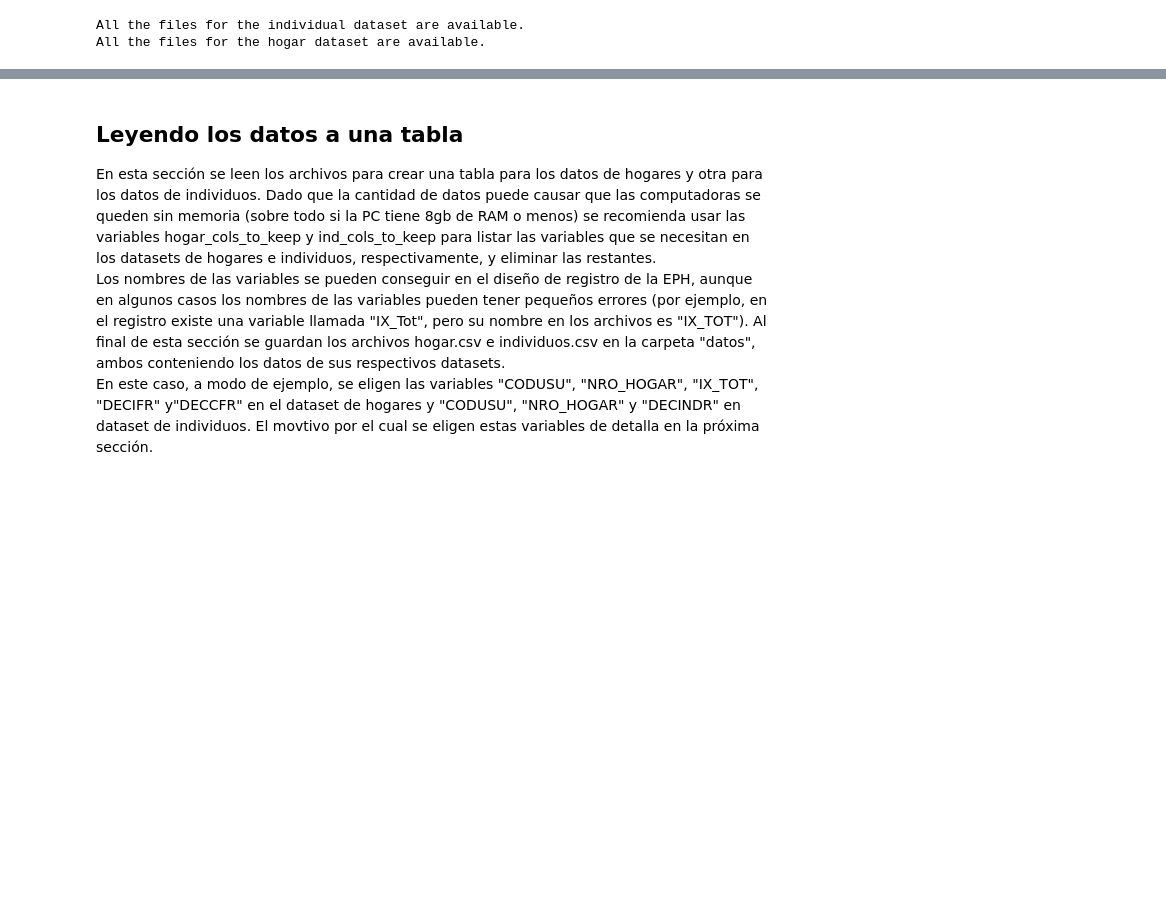
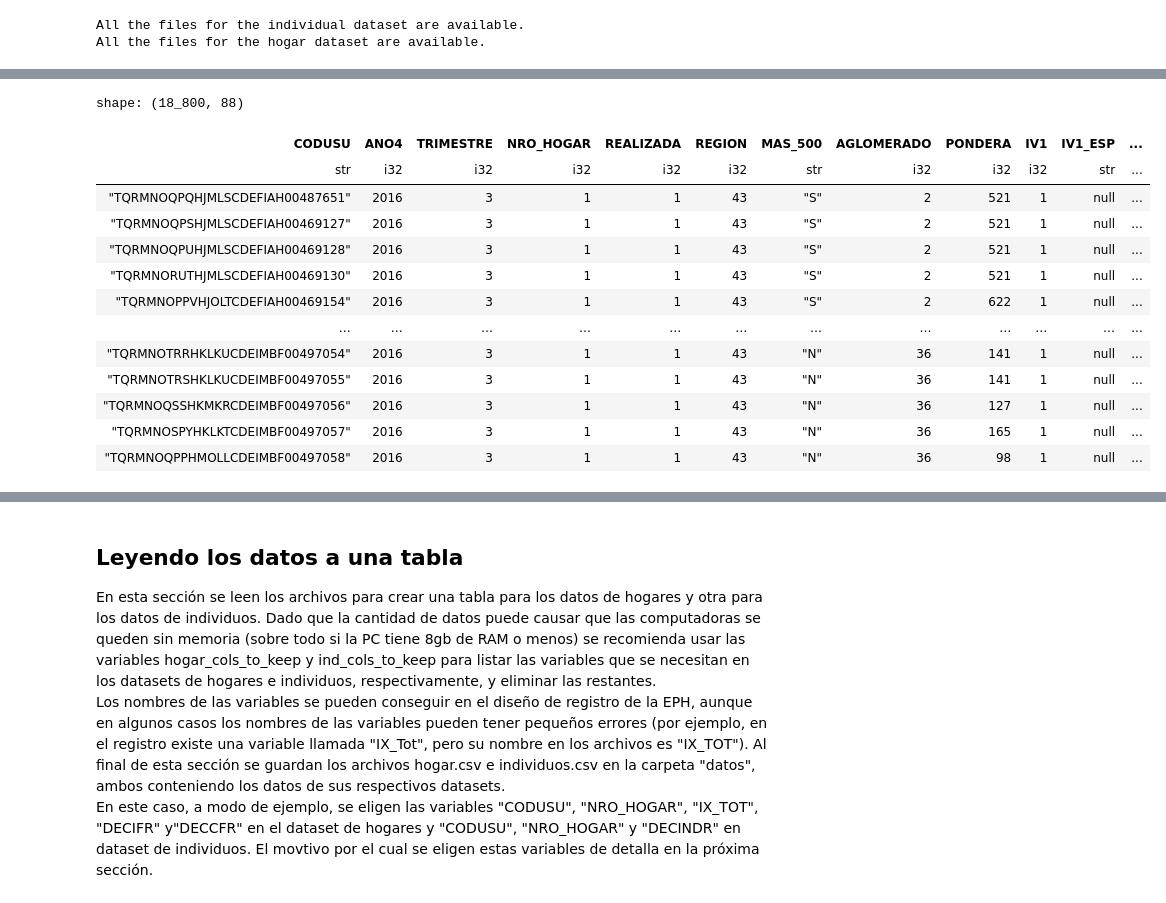
Before and after one commit to jpoletti/eph-database, a Jupyter notebook: bajar-microdatos.ipynb, the cells around one changed output, grey strips where cells are left out. Saved outputs shown, nothing was run; the diff lists cells and outputs as text; code cells hidden in the pictures; blank space fills up the shorter version.

Commit message:
still working on the transition to polars

```diff
--- a/bajar-microdatos.ipynb
+++ b/bajar-microdatos.ipynb
@@ -234,18 +234,16 @@ else:
 All the files for the individual dataset are available.
 All the files for the hogar dataset are available.
 # %%
-import polars as pl
-# Reading the data with polars
-df = pl.read_csv('datos/hogar/16-2T-hogar.txt', separator=';')
-
-# Cast all i64 columns to i32
-df = df.with_columns([
-    df[col].cast(pl.Int32) for col in df.columns if df[col].dtype == pl.Int64
+def read_and_format(path):
+    df = pl.read_csv(path, separator=';')
+    # Cast all i64 columns to i32
+    df = df.with_columns([
+        df[col].cast(pl.Int32) for col in df.columns
+        if df[col].dtype == pl.Int64
 ])
-
-# Cast all f64 columns to f32
-df = df.with_columns([
-    df[col].cast(pl.Float32) for col in df.columns if df[col].dtype == pl.Float64
+    # Cast all f64 columns to f32
+    df = df.with_columns([
+    df[col].cast(pl.Float32) for col in df.columns
+    if df[col].dtype == pl.Float64
 ])
-
-df
+    return df
@@ -266,0 +250,17 @@ shape: (18_796, 88)
+# %%
+read_and_format('datos/hogar/16-3T-hogar.txt')
+# %% [output]
+shape: (18_800, 88)
+| CODUSU | ANO4 | TRIMESTRE | NRO_HOGAR | REALIZADA | REGION | MAS_500 | AGLOMERADO | PONDERA | IV1 | IV1_ESP | ... |
+| str | i32 | i32 | i32 | i32 | i32 | str | i32 | i32 | i32 | str | ... |
+| "TQRMNOQPQHJMLSCDEFIAH00487651" | 2016 | 3 | 1 | 1 | 43 | "S" | 2 | 521 | 1 | null | ... |
+| "TQRMNOQPSHJMLSCDEFIAH00469127" | 2016 | 3 | 1 | 1 | 43 | "S" | 2 | 521 | 1 | null | ... |
+| "TQRMNOQPUHJMLSCDEFIAH00469128" | 2016 | 3 | 1 | 1 | 43 | "S" | 2 | 521 | 1 | null | ... |
+| "TQRMNORUTHJMLSCDEFIAH00469130" | 2016 | 3 | 1 | 1 | 43 | "S" | 2 | 521 | 1 | null | ... |
+| "TQRMNOPPVHJOLTCDEFIAH00469154" | 2016 | 3 | 1 | 1 | 43 | "S" | 2 | 622 | 1 | null | ... |
+| … | … | … | … | … | … | … | … | … | … | … | ... |
+| "TQRMNOTRRHKLKUCDEIMBF00497054" | 2016 | 3 | 1 | 1 | 43 | "N" | 36 | 141 | 1 | null | ... |
+| "TQRMNOTRSHKLKUCDEIMBF00497055" | 2016 | 3 | 1 | 1 | 43 | "N" | 36 | 141 | 1 | null | ... |
+| "TQRMNOQSSHKMKRCDEIMBF00497056" | 2016 | 3 | 1 | 1 | 43 | "N" | 36 | 127 | 1 | null | ... |
+| "TQRMNOSPYHKLKTCDEIMBF00497057" | 2016 | 3 | 1 | 1 | 43 | "N" | 36 | 165 | 1 | null | ... |
+| "TQRMNOQPPHMOLLCDEIMBF00497058" | 2016 | 3 | 1 | 1 | 43 | "N" | 36 | 98 | 1 | null | ... |
```
Also changed, not shown: parts of 23 cells of this notebook.
